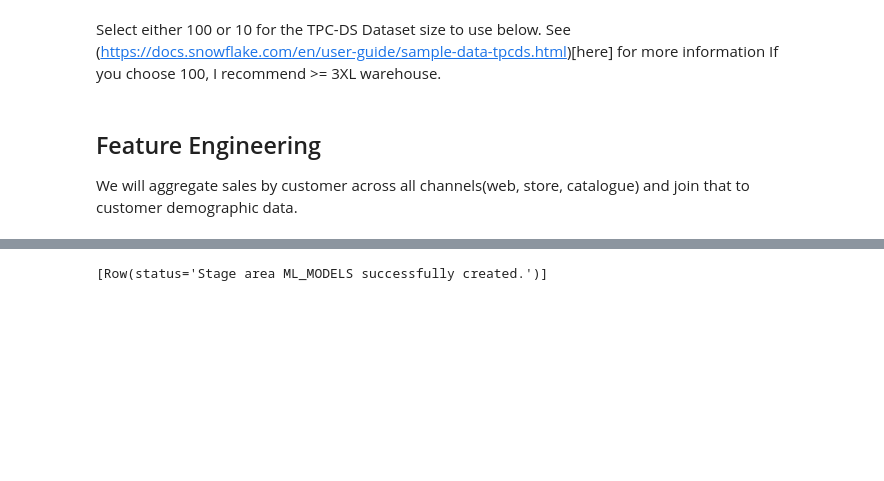
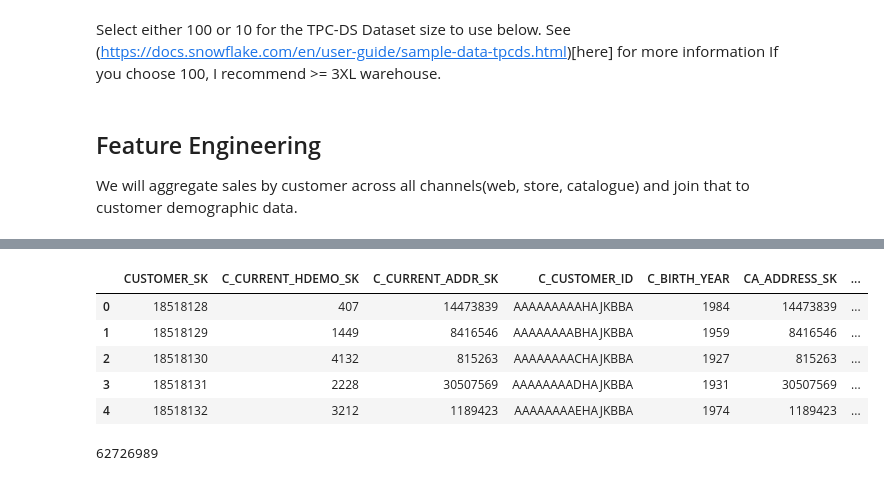
Before and after one commit to Snowflake-Labs/snowpark-python-demos, a Jupyter notebook: tpcds-customer-lifetime-value/xgboost_tpcds.ipynb, the cells around one changed output, grey strips where cells are left out. Saved outputs shown, nothing was run; the diff lists cells and outputs as text; code cells hidden in the pictures; blank space fills up the shorter version.

Commit message:
Added snowflake-ml capabilities

```diff
--- a/tpcds-customer-lifetime-value/xgboost_tpcds.ipynb
+++ b/tpcds-customer-lifetime-value/xgboost_tpcds.ipynb
@@ -1,22 +28,20 @@
+# %%
+connection_parameters = json.load(open('/Users/skhara/Documents/GitHub/creds.json'))
+# %%
+session = Session.builder.configs(connection_parameters).create()
 # %%
-import json
+# # Ensure that your credentials are stored in creds.json
+# with open('creds.json') as f:
+#     data = json.load(f)
+#     USERNAME = data['user']
+#     PASSWORD = data['password']
+#     SF_ACCOUNT = data['account']
+#     SF_WH = data['warehouse']
 
-import snowflake.snowpark
-from snowflake.snowpark import functions as F
-from snowflake.snowpark import version as v
-from snowflake.snowpark.session import Session
+# CONNECTION_PARAMETERS = {
+#    "account": SF_ACCOUNT,
+#    "user": USERNAME,
+#    "password": PASSWORD,
+# }
 
-with open('creds.json') as f:
-    data = json.load(f)
-    USERNAME = data['user']
-    PASSWORD = data['password']
-    SF_ACCOUNT = data['account']
-    SF_WH = data['warehouse']
-
-CONNECTION_PARAMETERS = {
-   "account": SF_ACCOUNT,
-   "user": USERNAME,
-   "password": PASSWORD,
-}
-
-session = Session.builder.configs(CONNECTION_PARAMETERS).create()
+# session = Session.builder.configs(CONNECTION_PARAMETERS).create()
@@ -95,5 +103,19 @@ customer.show()
+# %%
+customer.limit(5).to_pandas()
+# %% [output]
+|  | CUSTOMER_SK | C_CURRENT_HDEMO_SK | C_CURRENT_ADDR_SK | C_CUSTOMER_ID | C_BIRTH_YEAR | CA_ADDRESS_SK | ... |
+| 0 | 18518128 | 407 | 14473839 | AAAAAAAAAHAJKBBA | 1984 | 14473839 | ... |
+| 1 | 18518129 | 1449 | 8416546 | AAAAAAAABHAJKBBA | 1959 | 8416546 | ... |
+| 2 | 18518130 | 4132 | 815263 | AAAAAAAACHAJKBBA | 1927 | 815263 | ... |
+| 3 | 18518131 | 2228 | 30507569 | AAAAAAAADHAJKBBA | 1931 | 30507569 | ... |
+| 4 | 18518132 | 3212 | 1189423 | AAAAAAAAEHAJKBBA | 1974 | 1189423 | ... |
 # %%
 final_df = total_sales.join(customer, on='customer_sk')
+# %%
+# Size of the final DF is around 95 Million.
+final_df.count()
+# %% [output]
+62726989
 # %%
 session.use_database('tpcds_xgboost')
 session.use_schema('demo')
@@ -103,4 +122,0 @@ session.add_packages('snowflake-snowpark-python', 'scikit-learn', 'pandas', 'num
-# %%
-session.sql('CREATE OR REPLACE STAGE ml_models ').collect()
-# %% [output]
-[Row(status='Stage area ML_MODELS successfully created.')]
```
Also changed, not shown: parts of 56 cells of this notebook, 5 other files.
